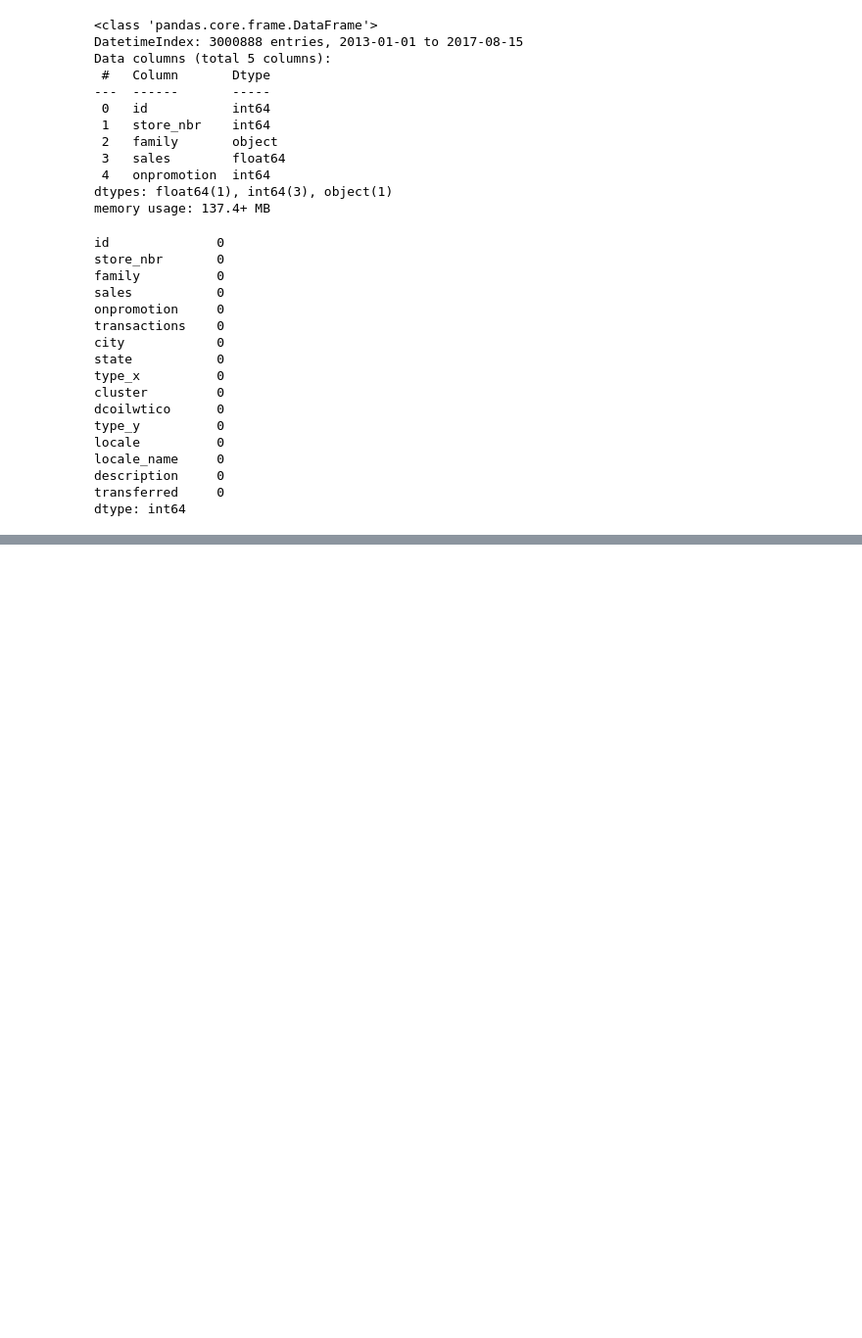
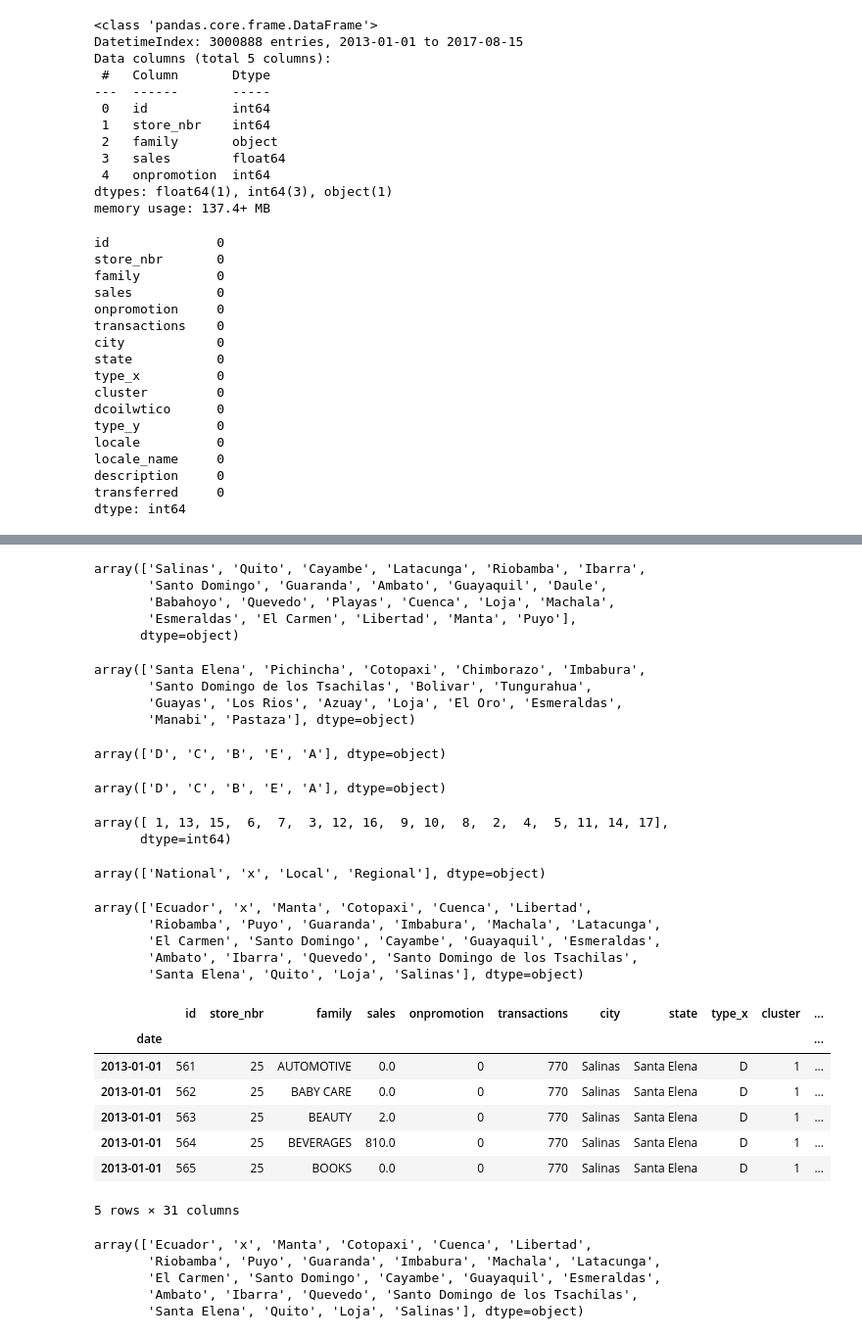
Before and after one commit to akhilbhat238/DS, a Jupyter notebook: Kaggle/Time_Series/Store Sales/Code/Untitled.ipynb, the cells around one changed output, grey strips where cells are left out. Shown at 98% size. Drawn from its saved outputs; the diff is of its cells as text; code cells hidden in the pictures; blank space fills up the shorter version.

```diff
--- a/Kaggle/Time_Series/Store Sales/Code/Untitled.ipynb
+++ b/Kaggle/Time_Series/Store Sales/Code/Untitled.ipynb
@@ -227,0 +287,60 @@ dtype: int64
+# %%
+train_combo['city'].unique()
+# %% [output]
+array(['Salinas', 'Quito', 'Cayambe', 'Latacunga', 'Riobamba', 'Ibarra',
+       'Santo Domingo', 'Guaranda', 'Ambato', 'Guayaquil', 'Daule',
+       'Babahoyo', 'Quevedo', 'Playas', 'Cuenca', 'Loja', 'Machala',
+       'Esmeraldas', 'El Carmen', 'Libertad', 'Manta', 'Puyo'],
+      dtype=object)
+# %%
+train_combo['state'].unique()
+# %% [output]
+array(['Santa Elena', 'Pichincha', 'Cotopaxi', 'Chimborazo', 'Imbabura',
+       'Santo Domingo de los Tsachilas', 'Bolivar', 'Tungurahua',
+       'Guayas', 'Los Rios', 'Azuay', 'Loja', 'El Oro', 'Esmeraldas',
+       'Manabi', 'Pastaza'], dtype=object)
+# %%
+train_combo['type_x'].unique()
+# %% [output]
+array(['D', 'C', 'B', 'E', 'A'], dtype=object)
+# %%
+train_combo['type_x'].unique()
+# %% [output]
+array(['D', 'C', 'B', 'E', 'A'], dtype=object)
+# %%
+train_combo['cluster'].unique()
+# %% [output]
+array([ 1, 13, 15,  6,  7,  3, 12, 16,  9, 10,  8,  2,  4,  5, 11, 14, 17],
+      dtype=int64)
+# %%
+train_combo['locale'].unique()
+# %% [output]
+array(['National', 'x', 'Local', 'Regional'], dtype=object)
+# %%
+train_combo['locale_name'].unique()
+# %% [output]
+array(['Ecuador', 'x', 'Manta', 'Cotopaxi', 'Cuenca', 'Libertad',
+       'Riobamba', 'Puyo', 'Guaranda', 'Imbabura', 'Machala', 'Latacunga',
+       'El Carmen', 'Santo Domingo', 'Cayambe', 'Guayaquil', 'Esmeraldas',
+       'Ambato', 'Ibarra', 'Quevedo', 'Santo Domingo de los Tsachilas',
+       'Santa Elena', 'Quito', 'Loja', 'Salinas'], dtype=object)
+# %%
+train_combo = pd.get_dummies(train_combo,columns=['locale'])
+train_combo.head()
+# %% [output]
+|  | id | store_nbr | family | sales | onpromotion | transactions | city | state | type_x | cluster | ... |
+| date |  |  |  |  |  |  |  |  |  |  | ... |
+| 2013-01-01 | 561 | 25 | AUTOMOTIVE | 0.0 | 0 | 770 | Salinas | Santa Elena | D | 1 | ... |
+| 2013-01-01 | 562 | 25 | BABY CARE | 0.0 | 0 | 770 | Salinas | Santa Elena | D | 1 | ... |
+| 2013-01-01 | 563 | 25 | BEAUTY | 2.0 | 0 | 770 | Salinas | Santa Elena | D | 1 | ... |
+| 2013-01-01 | 564 | 25 | BEVERAGES | 810.0 | 0 | 770 | Salinas | Santa Elena | D | 1 | ... |
+| 2013-01-01 | 565 | 25 | BOOKS | 0.0 | 0 | 770 | Salinas | Santa Elena | D | 1 | ... |
+5 rows × 31 columns
+# %%
+train_combo['locale_name'].unique()
+# %% [output]
+array(['Ecuador', 'x', 'Manta', 'Cotopaxi', 'Cuenca', 'Libertad',
+       'Riobamba', 'Puyo', 'Guaranda', 'Imbabura', 'Machala', 'Latacunga',
+       'El Carmen', 'Santo Domingo', 'Cayambe', 'Guayaquil', 'Esmeraldas',
+       'Ambato', 'Ibarra', 'Quevedo', 'Santo Domingo de los Tsachilas',
+       'Santa Elena', 'Quito', 'Loja', 'Salinas'], dtype=object)
```
Also changed, not shown: parts of 10 cells of this notebook.
